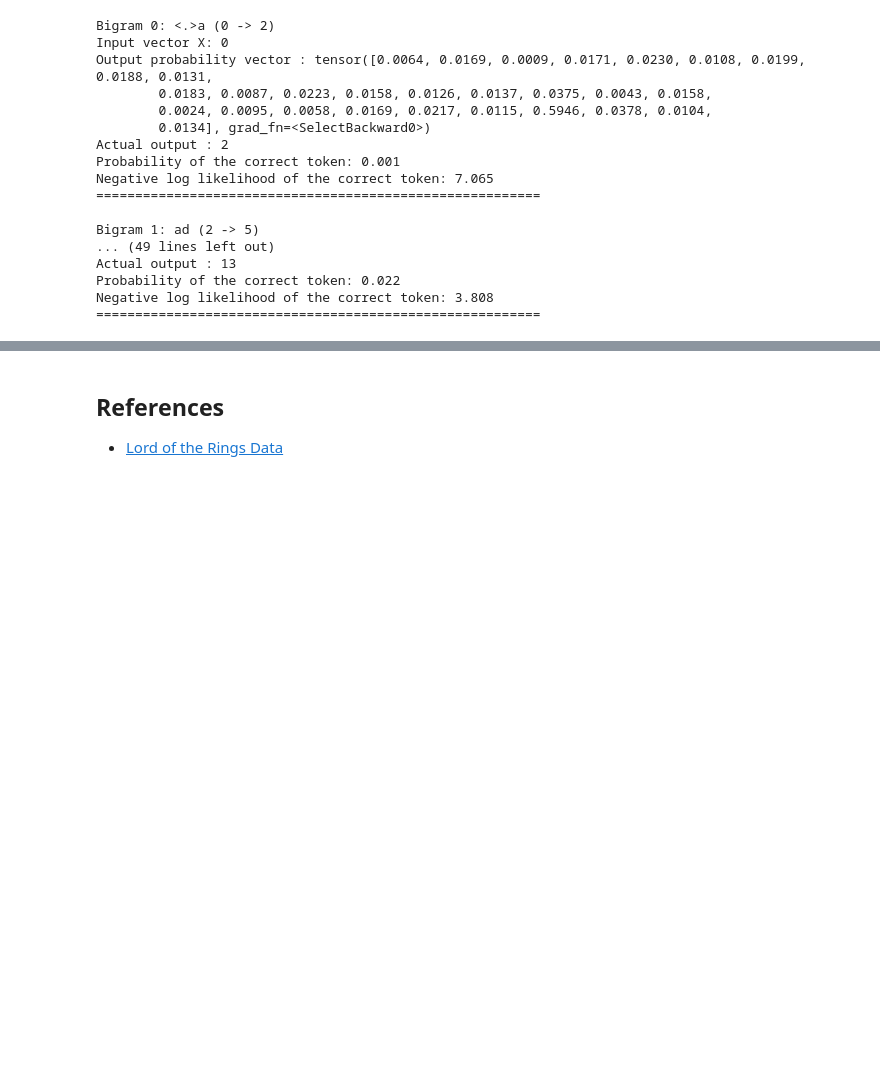
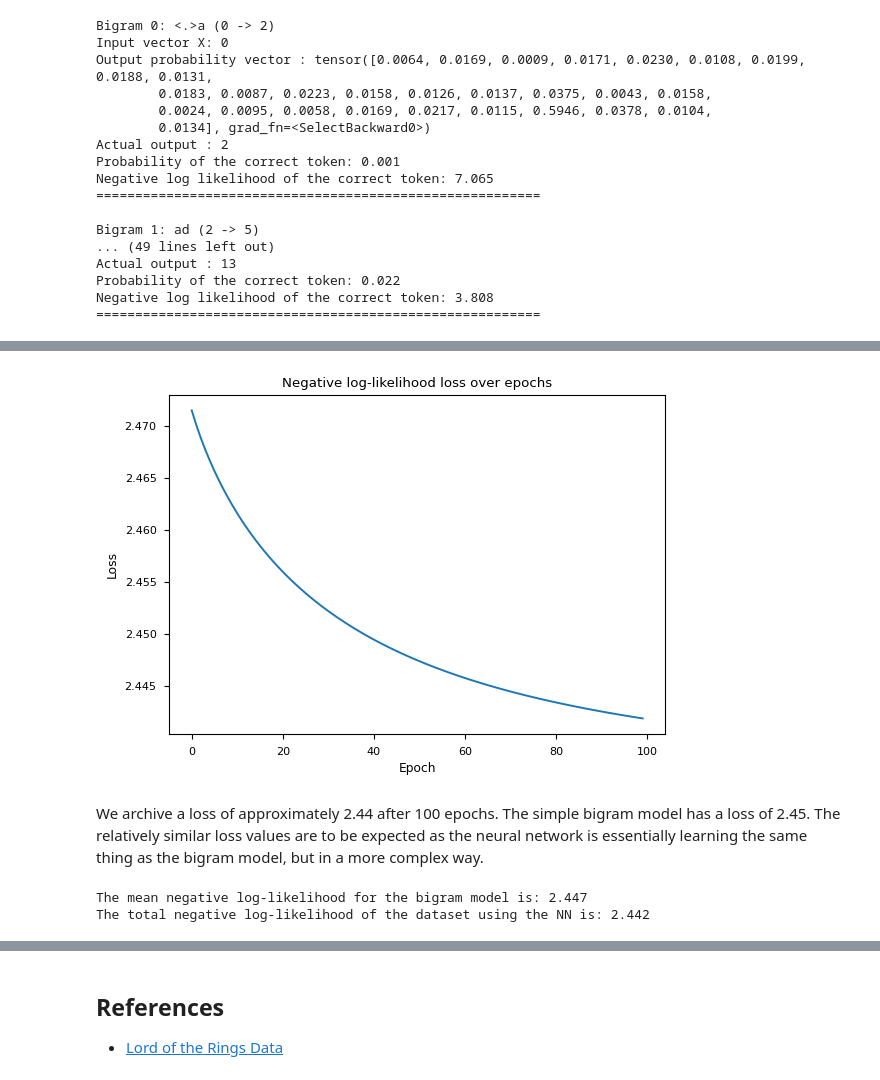
Before and after one commit to tdody/gpt_bot, a Jupyter notebook: notebooks/part_1.ipynb, the cells around one changed output, grey strips where cells are left out. Saved outputs shown, nothing was run; the diff lists cells and outputs as text; code cells hidden in the pictures; blank space fills up the shorter version.

```diff
--- a/notebooks/part_1.ipynb
+++ b/notebooks/part_1.ipynb
@@ -338,10 +338,16 @@ print(f"Our simple NN model contains {INPUT_SIZE * OUTPUT_LAYER} parameters")
 # %% [output]
 Our simple NN model contains 784 parameters
 # %%
+# randomly initialize the weights
 W = torch.randn(INPUT_SIZE, OUTPUT_LAYER, requires_grad=True, generator=g) # 28x28
+# compute the logits
 logits = xenc @ W # kx28 @ 28x28 = kx28
+# compute the artificial counts
 counts = logits.exp() # kx28
+# normalize the counts
 probs = counts / counts.sum(dim=1, keepdim=True) # kx28 / kx1 = kx28
+# compute the negative log-likelihood
+loss = -probs[range(len(xs)), ys].log().mean()
 # %%
 import torchviz
 
@@ -378,3 +384,35 @@ Actual output : 13
 Probability of the correct token: 0.022
 Negative log likelihood of the correct token: 3.808
 =========================================================
+# %%
+# define the learning rate
+LEARNING_RATE = 50
+# %%
+# randomly initialize the weights
+W = torch.randn(INPUT_SIZE, OUTPUT_LAYER, requires_grad=True, generator=g) # 28x28
+# %%
+losses = []
+
+for i in range(100):
+
+    # forward pass
+    # compute the logits
+    logits = xenc @ W # kx28 @ 28x28 = kx28
+    # compute the artificial counts
+    counts = logits.exp() # kx28
+    # normalize the counts
+    probs = counts / counts.sum(dim=1, keepdim=True) # kx28 / kx1 = kx28
+    # compute the negative log-likelihood and include L2 regularization
+    loss = -probs[range(len(xs)), ys].log().mean() + 0.00001 * (W ** 2).sum()
+
+    losses.append(loss.item())
+    if i % 10 == 0:
+        print(f"Epoch {i + 1} - Loss: {loss.item():.3f}")
+
+    # backward pass
+    # reset gradients
+    W.grad = None
+    # compute the gradients
+    loss.backward()
+    # update the weights
+    W.data += - LEARNING_RATE * W.grad
@@ -380,0 +430,19 @@ Negative log likelihood of the correct token: 3.808
+# %%
+fig, ax = plt.subplots()
+ax.plot(losses)
+ax.set_xlabel("Epoch")
+ax.set_ylabel("Loss")
+ax.set_title("Negative log-likelihood loss over epochs");
+# %% [output]
+[figure, added]
+# %% [markdown]
+We archive a loss of approximately 2.44 after 100 epochs. The simple bigram model has a loss of 2.45. The relatively similar loss values are to be expected as the neural network is essentially learning the same thing as the bigram model, but in a more complex way.
+# %%
+# the bigram total loss is stored under `total_log_likelihood`
+bigram_mean_loss = total_log_likelihood / len(characters)
+print(f"The mean negative log-likelihood for the bigram model is: {bigram_mean_loss:,.3f}")
+# the NN total loss is the last element of the `losses` list
+print(f"The total negative log-likelihood of the dataset using the NN is: {losses[-1]:,.3f}")
+# %% [output]
+The mean negative log-likelihood for the bigram model is: 2.447
+The total negative log-likelihood of the dataset using the NN is: 2.442
```
Also changed, not shown: parts of 3 cells of this notebook.
